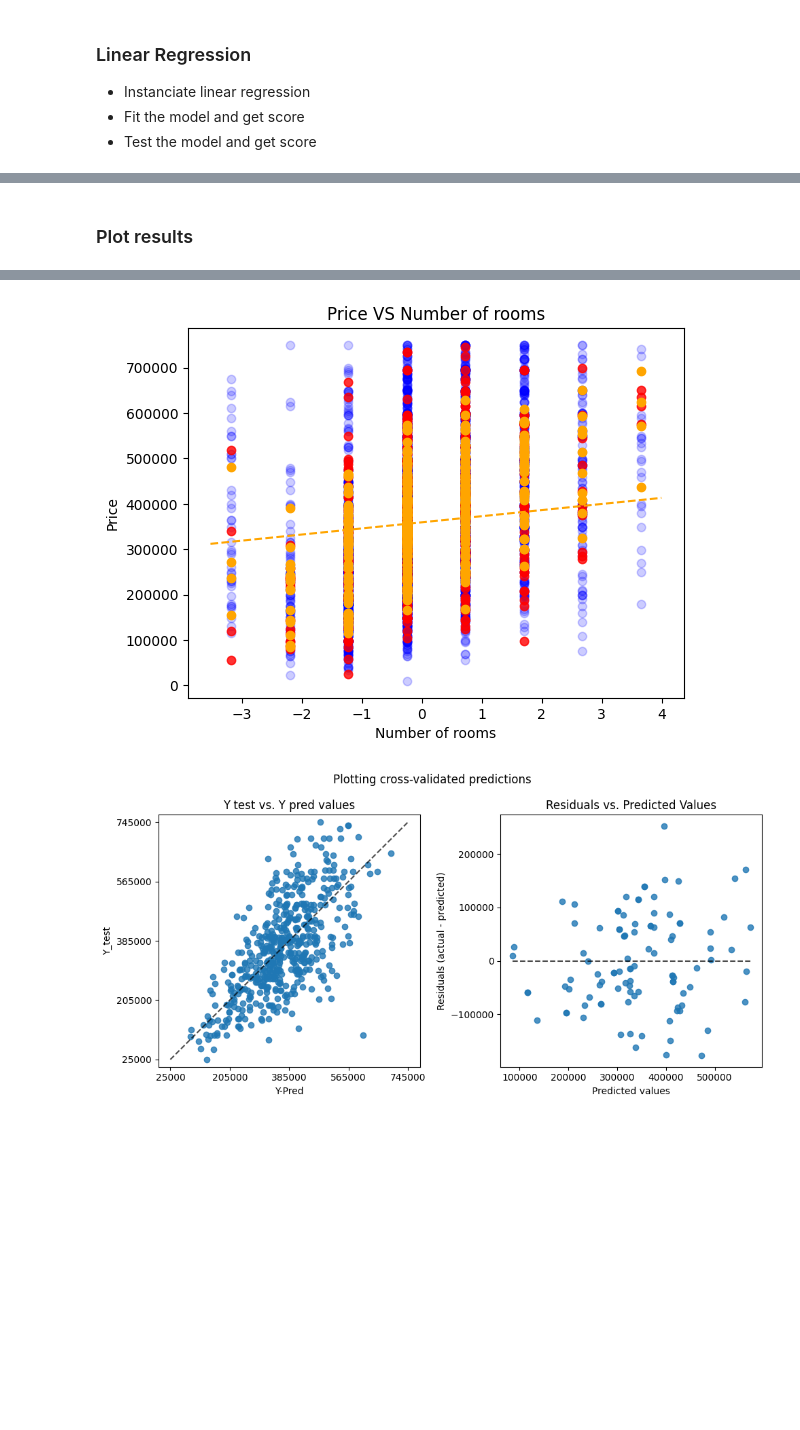
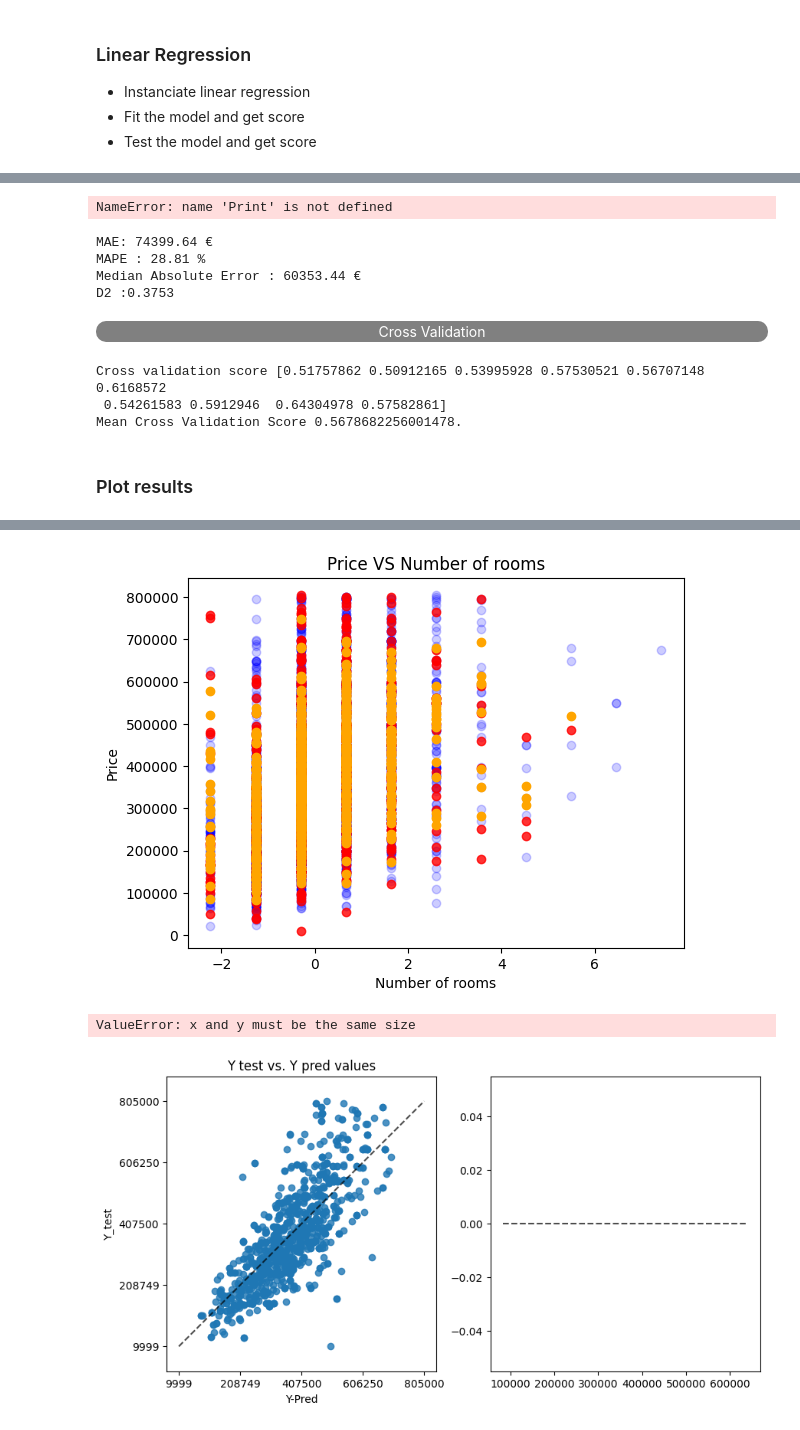
Before and after one commit to Laverdure77/immo_Eliza_Data_Analysis, a Jupyter notebook: Modeling/model.ipynb, the cells around one changed output, grey strips where cells are left out. Saved outputs shown, nothing was run; the diff lists cells and outputs as text; code cells hidden in the pictures; blank space fills up the shorter version.

Commit message:
Cross validation added

```diff
--- a/Modeling/model.ipynb
+++ b/Modeling/model.ipynb
@@ -168,7 +214,7 @@ outliers_removed_Living_area = sns.boxplot(data=data, x="Living area", y='Provin
 # %%
 # Select columns for modeling
 # print(data.columns)
-data_model_house = data[data['House or appartment?'] == 'HOUSE'][['Price', 'Province', 'Living area','Number of rooms', 'Number of facades', 'Subtype', 'State of building']]
+data_model_house = data[data['House or appartment?'] == 'HOUSE'][['Price', 'Province', 'Living area','Number of rooms', 'Number of facades', 'Subtype', 'State of building','Land surface', 'Area of garden']]
 print(data_model_house.head())
 print(data_model_house.shape[0])
 # Get dummies for Province columns
@@ -179,7 +225,7 @@ print(data_model_house.columns)
 # Split features, target
 X, y = set_feat_target(data_model_house)
 # Split into train, test
-X_train, X_test, y_train, y_test = train_test_split(X, y, test_size= 0.20, random_state= 12)
+X_train, X_test, y_train, y_test = train_test_split(X, y, test_size= 0.20, random_state= 67)
 # Standardisation
 sc = StandardScaler()
 X_train = sc.fit_transform(X_train)
@@ -195,17 +257,24 @@ KeyError: "['State of buiding'] not in index"
 - Test the model and get score
 # %%
 # Model instanciation
-regressor = linear_model.LinearRegression()
+# regressor = linear_model.LinearRegression()
+regressor = GradientBoostingRegressor()
 
 # Train the model
-regressor.fit(X_train, y_train)
-print(f"REGRESSOR\n {bc.OKBLUE}Intercept{bc.ENDC}: {regressor.intercept_[0]},\n {bc.OKBLUE}Coef{bc.ENDC}:{regressor.coef_[0]}")
+if type(regressor) == sklearn.ensemble._gb.GradientBoostingRegressor:
+    regressor.fit(X_train, ravel(y_train))
+    reg_params = regressor.get_params()
+else:
+    regressor.fit(X_train, (y_train))
+    print(f"REGRESSOR\n {bc.OKBLUE}Intercept{bc.ENDC}: {regressor.intercept_[0]},\n {bc.OKBLUE}Coef{bc.ENDC}:{regressor.coef_[0]}")
+
+# Model accuracy (train set)
 accuracy_train = round(regressor.score(X_train, y_train)*100,2)
-print(f"Linear {bc.OKBLUE}train{bc.ENDC} score : {bc.OKGREEN if accuracy_train > 60 else bc.WARNING if accuracy_train > 50 else bc.FAIL}{accuracy_train}{bc.ENDC} %")
+print(f"Regressor {bc.OKBLUE}train{bc.ENDC} score : {bc.OKGREEN if accuracy_train > 60 else bc.WARNING if accuracy_train > 50 else bc.FAIL}{accuracy_train}{bc.ENDC} %")
 
-# Test the model
+# Test model accuracy (test set)
 accuracy_test = round(regressor.score(X_test, y_test)*100, 2)
-print(f"Linear {bc.OKBLUE}test{bc.ENDC} score : {bc.OKGREEN if accuracy_test > 60 else bc.WARNING if accuracy_test > 50 else bc.FAIL}{accuracy_test}{bc.ENDC} %")
+print(f"Regressor {bc.OKBLUE}test{bc.ENDC} score : {bc.OKGREEN if accuracy_test > 60 else bc.WARNING if accuracy_test > 50 else bc.FAIL}{accuracy_test}{bc.ENDC} %")
 
 # Prediction
 pred_test = regressor.predict(X_test)
@@ -222,17 +287,49 @@ Linear test score : 47.18 %
+# %%
+Print('Train set')
+print(f"MAE: {round(mean_absolute_error(y_train, pred_train),2)} €")
+print(f"MAPE : {round(mean_absolute_percentage_error(y_train, pred_train)*100,2)} %")
+print(f"Median Absolute Error : {round(median_absolute_error(y_train, pred_train),2)} €")
+print(f"D2 :{round(d2_absolute_error_score(y_train, pred_train),4)}")
+# %% [output]
+NameError: name 'Print' is not defined
+# %%
+print('Test set')
+print(f"MAE: {round(mean_absolute_error(y_test, pred_test),2)} €")
+print(f"MAPE : {round(mean_absolute_percentage_error(y_test, pred_test)*100,2)} %")
+print(f"Median Absolute Error : {round(median_absolute_error(y_test, pred_test),2)} €")
+print(f"D2 :{round(d2_absolute_error_score(y_test, pred_test),4)}")
+# %% [output]
+MAE: 74399.64 €
+MAPE : 28.81 %
+Median Absolute Error : 60353.44 €
+D2 :0.3753
+# %% [markdown]
+<p style="color:white; background-color:grey; text-align:center; border-radius: 10px; padding-bottom: 0.2em">Cross Validation</p>
+# %%
+cv_score = cross_val_score(regressor, X, ravel(y), cv=10)
+print(f"Cross validation score {cv_score}")
+print(f"Mean Cross Validation Score {np.mean(cv_score)}.")
+# %% [output]
+Cross validation score [0.51757862 0.50912165 0.53995928 0.57530521 0.56707148 0.6168572
+ 0.54261583 0.5912946  0.64304978 0.57582861]
+Mean Cross Validation Score 0.5678682256001478.
 # %% [markdown]
 ### Plot results
 # %%
 # X[0] = "Living Area"
 # X[1] = "Number of rooms"
 # X[2:] = "Province"
-
 # Price vs Living area
 # Plot the predicted values against the input values
 plt.scatter(X_train[:,0], y_train, color='blue',alpha=0.2)
 # plt.scatter(X_train[:,0], pred_train, color='red')
 plt.scatter(X_test[:,0], y_test, color='red', alpha=0.8)
 plt.scatter(X_test[:,0], pred_test, color='orange')
-line_Living_area = regline(regressor.coef_[0][0],regressor.intercept_[0],'orange')
+if type(regressor) == sklearn.ensemble._gb.GradientBoostingRegressor:
+    # plt.plot([X_test[0].min(), pred_test.min()], [X_test[0].max(), pred_test.max()], 'r', lw=2)
+    pass
+else:
+    line_Living_area = regline(regressor.coef_[0][0],regressor.intercept_[0],'orange')
 
 # Label the plot
 plt.title("Price VS Living area")
@@ -250,7 +347,11 @@ plt.scatter(X_train[:,1], y_train, color='blue', alpha=0.2)
 plt.scatter(X_test[:,1], y_test, color='red', alpha=0.8)
 plt.scatter(X_test[:,1], pred_test, color='orange')
 # print(regressor.intercept_[0],regressor.coef_[0][1])
-line_Number_rooms = regline(regressor.coef_[0][1],regressor.intercept_[0],'orange')
+if type(regressor) == sklearn.ensemble._gb.GradientBoostingRegressor:
+    # plt.plot([X_test[1].min(), pred_test.min()], [X_test[1].max(), pred_test.max()], 'r', lw=2)
+    pass
+else:
+    line_Number_rooms = regline(regressor.coef_[0][1],regressor.intercept_[0],'orange')
 
 # Label the plot
 plt.title("Price VS Number of rooms")
@@ -292,2 +393,3 @@ plt.close()
-[figure, old version]
+[figure, new version]
+ValueError: x and y must be the same size
-[figure, old version]
+[figure, new version]
```
Also changed, not shown: parts of 13 cells of this notebook.
